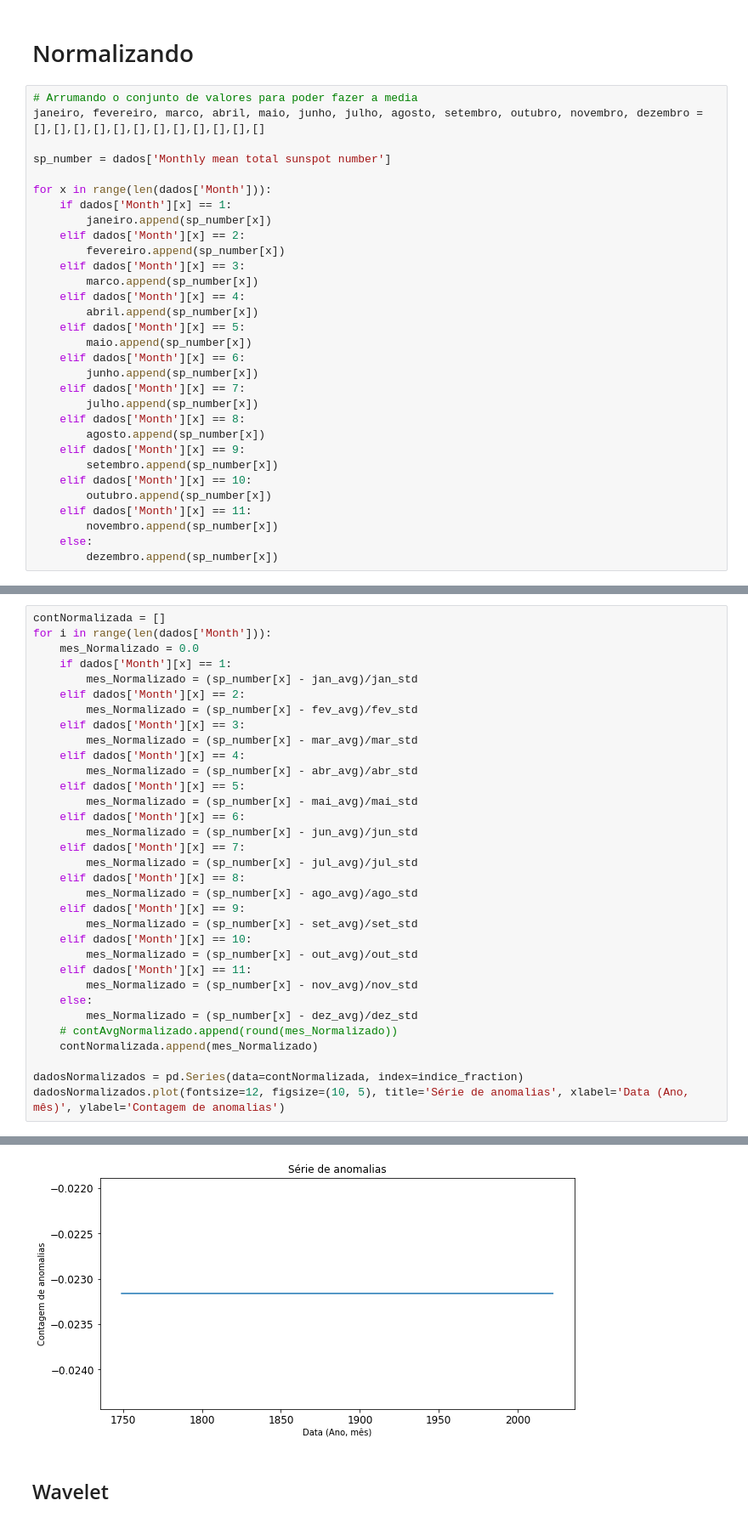
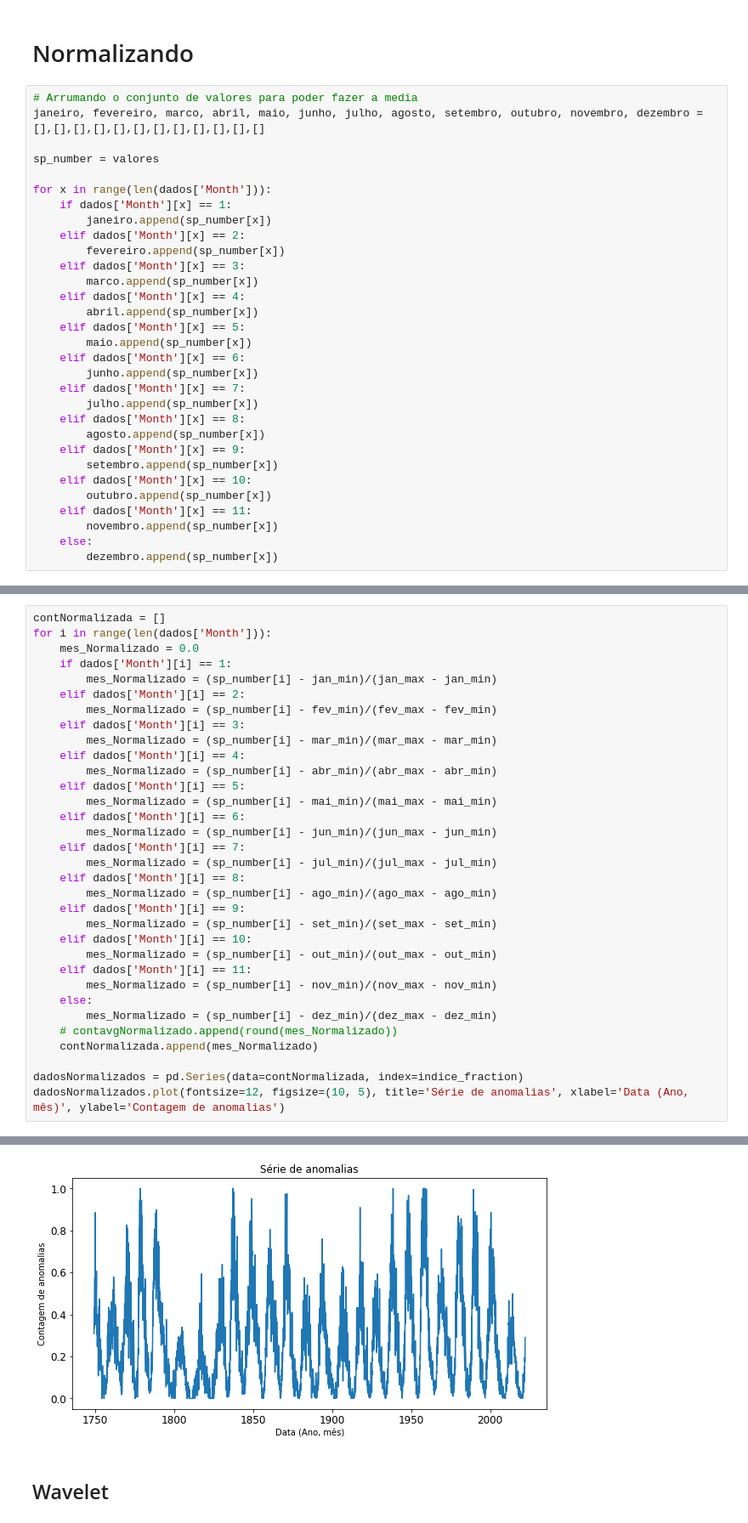
Before and after one commit to morganzera/TGF, a Jupyter notebook: Pibic_pt2/Contagem_Sunspot.ipynb, the cells around one changed output, grey strips where cells are left out. Shown at 85% size. Saved outputs shown, nothing was run; the diff lists cells and outputs as text.

Commit message:
Dados normalizados

```diff
--- a/Pibic_pt2/Contagem_Sunspot.ipynb
+++ b/Pibic_pt2/Contagem_Sunspot.ipynb
@@ -94,7 +94,7 @@ Month in fraction of year
 # Arrumando o conjunto de valores para poder fazer a media
 janeiro, fevereiro, marco, abril, maio, junho, julho, agosto, setembro, outubro, novembro, dezembro = [],[],[],[],[],[],[],[],[],[],[],[]
 
-sp_number = dados['Monthly mean total sunspot number']
+sp_number = valores
 
 for x in range(len(dados['Month'])):
     if dados['Month'][x] == 1:
@@ -158,39 +209,39 @@ print(fev_std)
 # %%
 contNormalizada = []
 for i in range(len(dados['Month'])):
     mes_Normalizado = 0.0
-    if dados['Month'][x] == 1:
-        mes_Normalizado = (sp_number[x] - jan_avg)/jan_std
-    elif dados['Month'][x] == 2:
-        mes_Normalizado = (sp_number[x] - fev_avg)/fev_std
-    elif dados['Month'][x] == 3:
-        mes_Normalizado = (sp_number[x] - mar_avg)/mar_std
-    elif dados['Month'][x] == 4:
-        mes_Normalizado = (sp_number[x] - abr_avg)/abr_std
-    elif dados['Month'][x] == 5:
-        mes_Normalizado = (sp_number[x] - mai_avg)/mai_std
-    elif dados['Month'][x] == 6:
-        mes_Normalizado = (sp_number[x] - jun_avg)/jun_std
-    elif dados['Month'][x] == 7:
-        mes_Normalizado = (sp_number[x] - jul_avg)/jul_std
-    elif dados['Month'][x] == 8:
-        mes_Normalizado = (sp_number[x] - ago_avg)/ago_std
-    elif dados['Month'][x] == 9:
-        mes_Normalizado = (sp_number[x] - set_avg)/set_std
-    elif dados['Month'][x] == 10:
-        mes_Normalizado = (sp_number[x] - out_avg)/out_std
-    elif dados['Month'][x] == 11:
-        mes_Normalizado = (sp_number[x] - nov_avg)/nov_std
+    if dados['Month'][i] == 1:
+        mes_Normalizado = (sp_number[i] - jan_min)/(jan_max - jan_min)
+    elif dados['Month'][i] == 2:
+        mes_Normalizado = (sp_number[i] - fev_min)/(fev_max - fev_min)
+    elif dados['Month'][i] == 3:
+        mes_Normalizado = (sp_number[i] - mar_min)/(mar_max - mar_min)
+    elif dados['Month'][i] == 4:
+        mes_Normalizado = (sp_number[i] - abr_min)/(abr_max - abr_min)
+    elif dados['Month'][i] == 5:
+        mes_Normalizado = (sp_number[i] - mai_min)/(mai_max - mai_min)
+    elif dados['Month'][i] == 6:
+        mes_Normalizado = (sp_number[i] - jun_min)/(jun_max - jun_min)
+    elif dados['Month'][i] == 7:
+        mes_Normalizado = (sp_number[i] - jul_min)/(jul_max - jul_min)
+    elif dados['Month'][i] == 8:
+        mes_Normalizado = (sp_number[i] - ago_min)/(ago_max - ago_min)
+    elif dados['Month'][i] == 9:
+        mes_Normalizado = (sp_number[i] - set_min)/(set_max - set_min)
+    elif dados['Month'][i] == 10:
+        mes_Normalizado = (sp_number[i] - out_min)/(out_max - out_min)
+    elif dados['Month'][i] == 11:
+        mes_Normalizado = (sp_number[i] - nov_min)/(nov_max - nov_min)
     else:
-        mes_Normalizado = (sp_number[x] - dez_avg)/dez_std
-    # contAvgNormalizado.append(round(mes_Normalizado))
+        mes_Normalizado = (sp_number[i] - dez_min)/(dez_max - dez_min)
+    # contavgNormalizado.append(round(mes_Normalizado))
     contNormalizada.append(mes_Normalizado)
 
 dadosNormalizados = pd.Series(data=contNormalizada, index=indice_fraction)
 dadosNormalizados.plot(fontsize=12, figsize=(10, 5), title='Série de anomalias', xlabel='Data (Ano, mês)', ylabel='Contagem de anomalias')
 # %% [output]
 <AxesSubplot:title={'center':'Série de anomalias'}, xlabel='Data (Ano, mês)', ylabel='Contagem de anomalias'>
-[figure, old version]
+[figure, new version]
 # %% [markdown]
 ## Wavelet
 # %%
```
Also changed, not shown: parts of 1 cell of this notebook.
